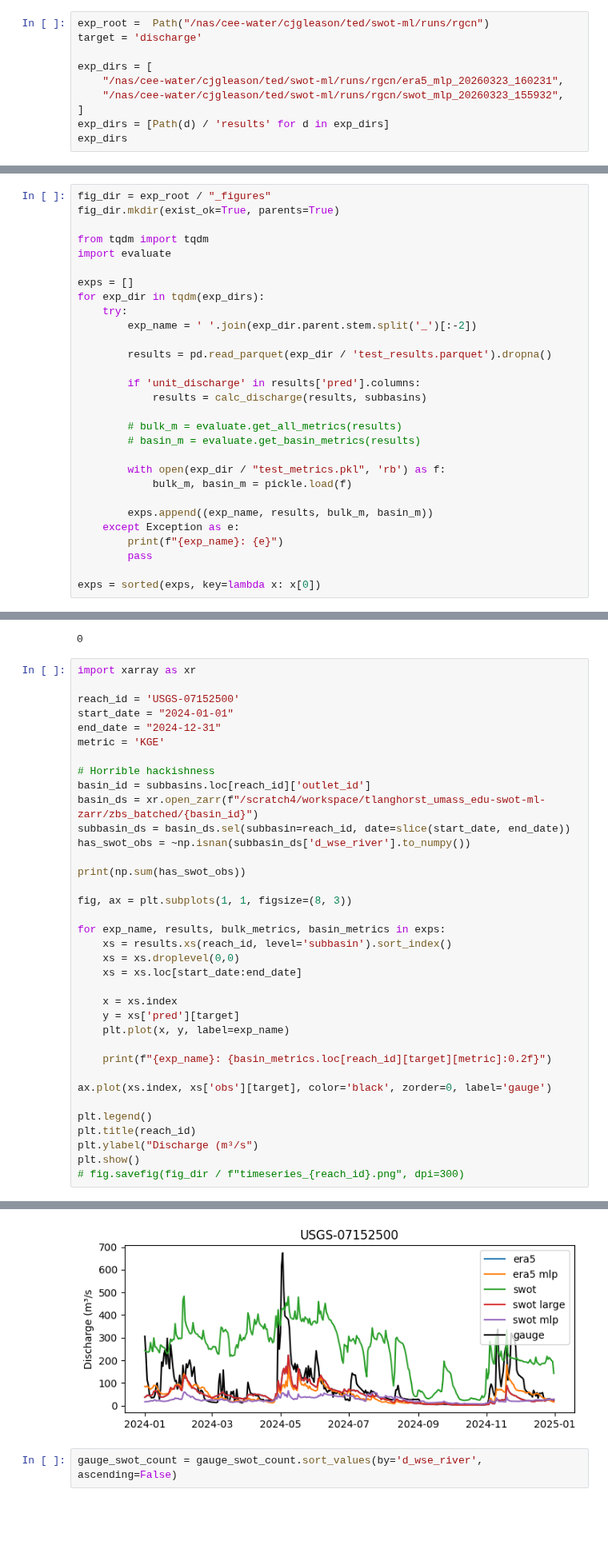
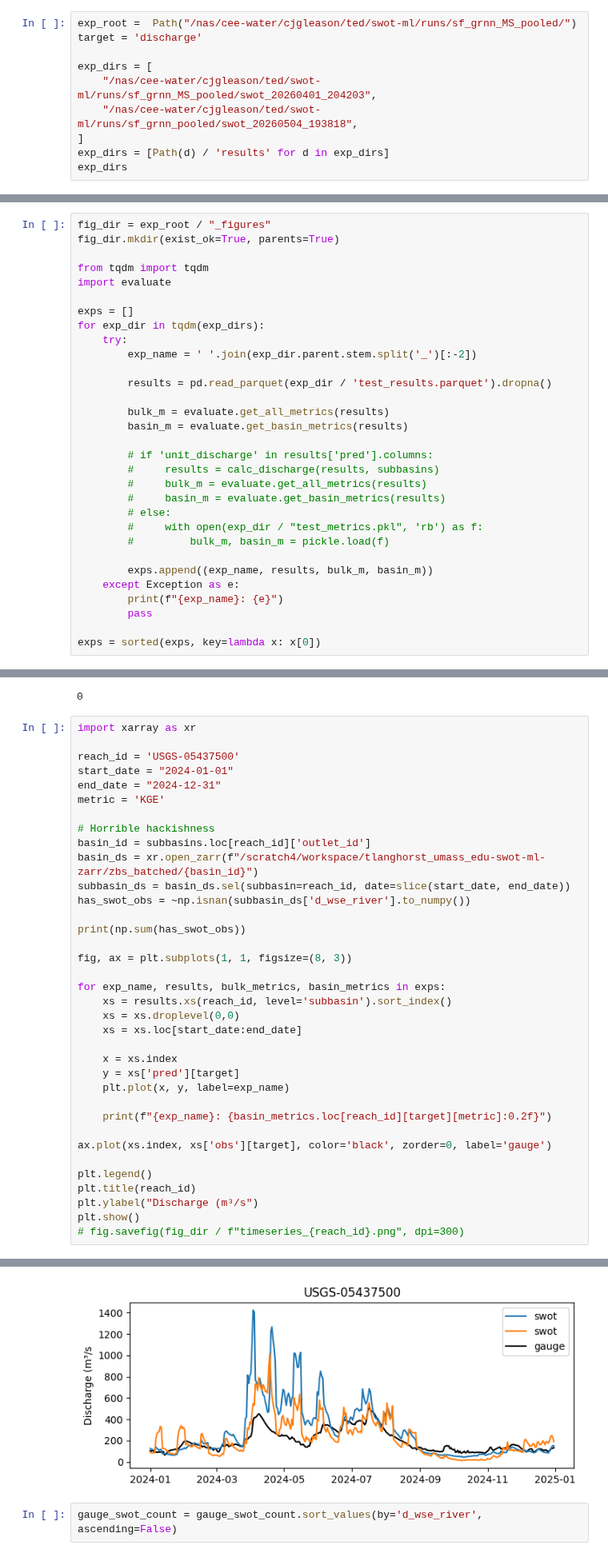
Before and after one commit to tedlanghorst/swot-ml, a Jupyter notebook: notebooks/multigraph_manual/quick_compare.ipynb, the cells around one changed output, grey strips where cells are left out. Shown at 80% size. Drawn from its saved outputs; the diff is of its cells as text; blank space fills up the shorter version.

```diff
--- a/notebooks/multigraph_manual/quick_compare.ipynb
+++ b/notebooks/multigraph_manual/quick_compare.ipynb
@@ -29,10 +30,10 @@ exp_dirs
 # %%
-exp_root =  Path("/nas/cee-water/cjgleason/ted/swot-ml/runs/rgcn")
+exp_root =  Path("/nas/cee-water/cjgleason/ted/swot-ml/runs/sf_grnn_MS_pooled/")
 target = 'discharge'
 
 exp_dirs = [
-    "/nas/cee-water/cjgleason/ted/swot-ml/runs/rgcn/era5_mlp_20260323_160231",
-    "/nas/cee-water/cjgleason/ted/swot-ml/runs/rgcn/swot_mlp_20260323_155932",
+    "/nas/cee-water/cjgleason/ted/swot-ml/runs/sf_grnn_MS_pooled/swot_20260401_204203",
+    "/nas/cee-water/cjgleason/ted/swot-ml/runs/sf_grnn_pooled/swot_20260504_193818",
 ]
 exp_dirs = [Path(d) / 'results' for d in exp_dirs]
 exp_dirs
@@ -61,14 +62,16 @@ for exp_dir in tqdm(exp_dirs):
 
         results = pd.read_parquet(exp_dir / 'test_results.parquet').dropna()
 
-        if 'unit_discharge' in results['pred'].columns:
-            results = calc_discharge(results, subbasins)
+        bulk_m = evaluate.get_all_metrics(results)
+        basin_m = evaluate.get_basin_metrics(results)
 
-        # bulk_m = evaluate.get_all_metrics(results)
-        # basin_m = evaluate.get_basin_metrics(results)
-
-        with open(exp_dir / "test_metrics.pkl", 'rb') as f:
-            bulk_m, basin_m = pickle.load(f)
+        # if 'unit_discharge' in results['pred'].columns:
+        #     results = calc_discharge(results, subbasins)
+        #     bulk_m = evaluate.get_all_metrics(results)
+        #     basin_m = evaluate.get_basin_metrics(results)
+        # else:
+        #     with open(exp_dir / "test_metrics.pkl", 'rb') as f:
+        #         bulk_m, basin_m = pickle.load(f)
 
         exps.append((exp_name, results, bulk_m, basin_m))
     except Exception as e:
@@ -243,7 +259,7 @@ NameError: name 'joined_kge' is not defined
 # %%
 import xarray as xr
 
-reach_id = 'USGS-07152500'
+reach_id = 'USGS-05437500'
 start_date = "2024-01-01"
 end_date = "2024-12-31"
 metric = 'KGE'
@@ -286,4 +299,4 @@ swot mlp: -0.09
-[figure, old version]
+[figure, new version]
 # %%
 gauge_swot_count = gauge_swot_count.sort_values(by='d_wse_river', ascending=False)
 # %%
```
Also changed, not shown: parts of 12 cells of this notebook, 48 other files.
